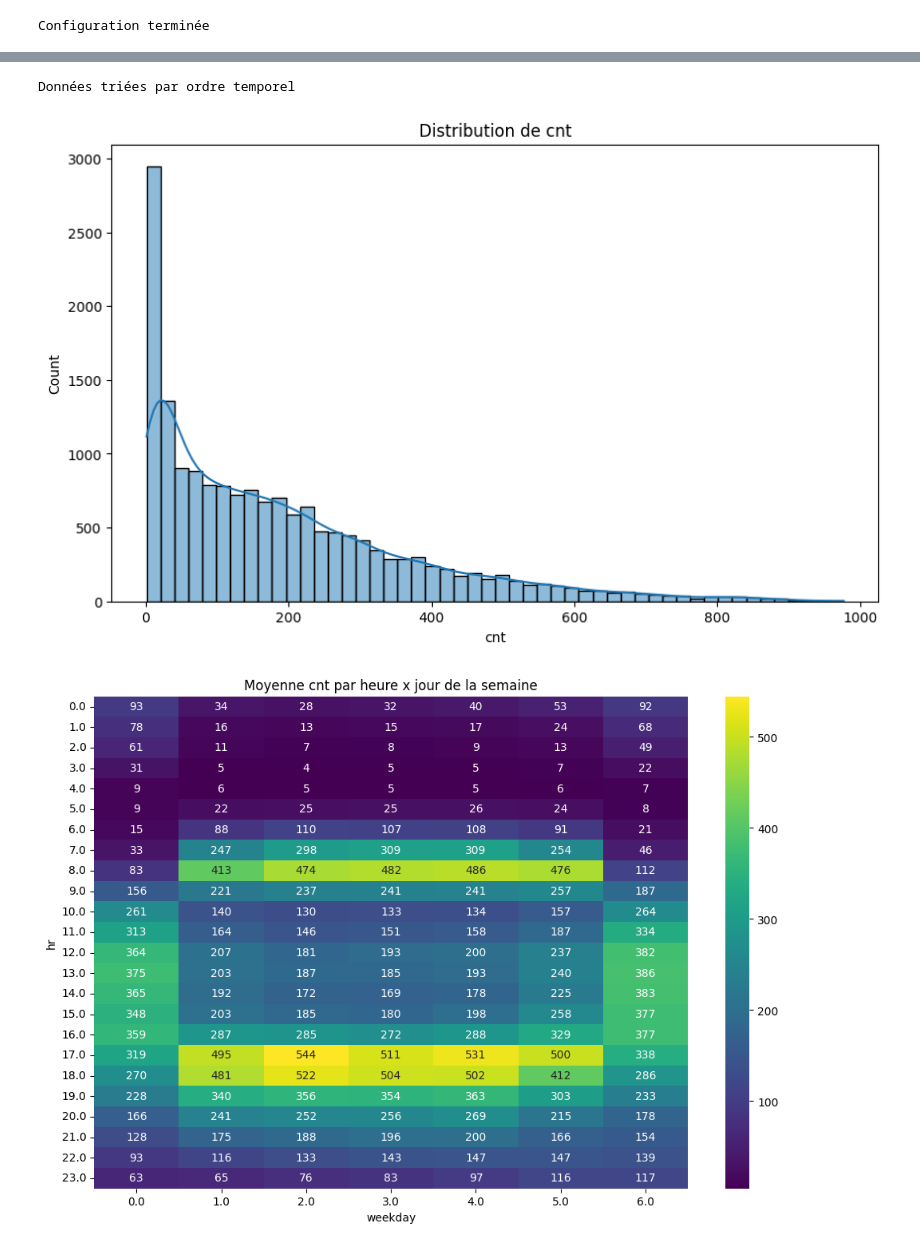
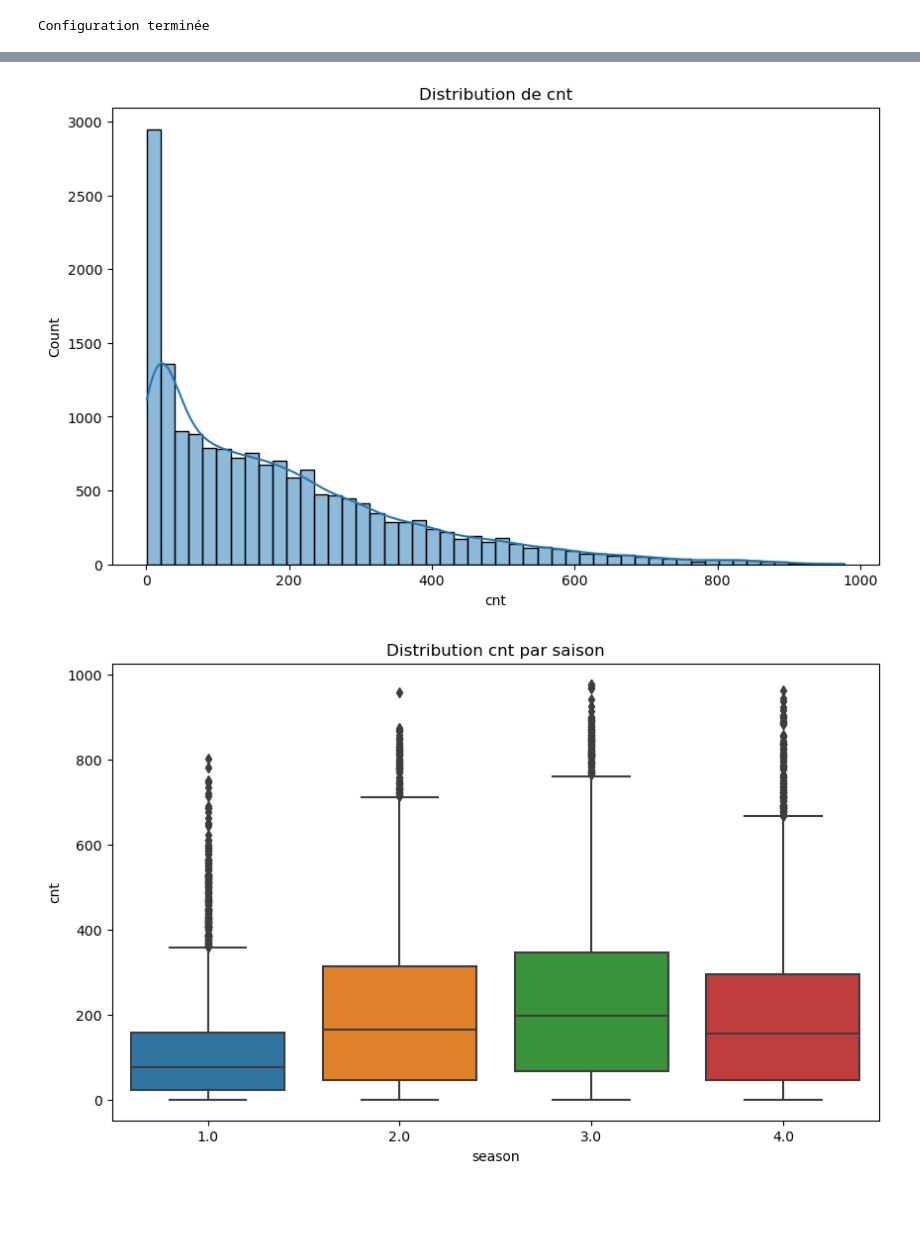
Before and after one commit to hidayahanafi/Projet-machine-learning-, a Jupyter notebook: Notebook.ipynb, the cells around one changed output, grey strips where cells are left out. Saved outputs shown, nothing was run; the diff lists cells and outputs as text; code cells hidden in the pictures; blank space fills up the shorter version.

```diff
--- a/Notebook.ipynb
+++ b/Notebook.ipynb
@@ -137,36 +93,20 @@ Doublons sur 'instant': 454
 # %%
-# Tri par datetime + hour pour assurer l'ordre temporel
-if 'hr' in df.columns and 'dteday' in df.columns:
-    df = df.sort_values(['dteday', 'hr']).reset_index(drop=True)
-else:
-    df = df.sort_index().reset_index(drop=True)
+df = df.drop(columns=['instant','casual','registered'], errors='ignore')
 
-print("Données triées par ordre temporel")
-
-# Distribution de cnt
-plt.figure(figsize=(10, 6))
+# Distribution of cnt
+plt.figure(figsize=(10,6))
 sns.histplot(df['cnt'], bins=50, kde=True)
 plt.title('Distribution de cnt')
-plt.savefig(os.path.join(PLOT_DIR,'dist_cnt_corrected.png'))
+plt.savefig(os.path.join(PLOT_DIR,'dist_cnt.png'))
 plt.show()
 
-# Heatmap moyenne cnt par heure x jour de la semaine
-if 'hr' in df.columns and 'weekday' in df.columns:
-    pivot = df.pivot_table(index='hr', columns='weekday', values='cnt', aggfunc='mean')
-    plt.figure(figsize=(12, 8))
-    sns.heatmap(pivot, cmap='viridis', annot=True, fmt='.0f')
-    plt.title('Moyenne cnt par heure x jour de la semaine')
-    plt.savefig(os.path.join(PLOT_DIR,'heatmap_hr_weekday.png'))
-    plt.show()
-
-# Boxplot cnt par saison
+# Boxplot by season
 if 'season' in df.columns:
-    plt.figure(figsize=(10, 6))
+    plt.figure(figsize=(10,6))
     sns.boxplot(x='season', y='cnt', data=df)
     plt.title('Distribution cnt par saison')
     plt.savefig(os.path.join(PLOT_DIR,'box_cnt_season.png'))
     plt.show()
 # %% [output]
-Données triées par ordre temporel
-[figure, old version]
+[figure, new version]
-[figure, old version]
+[figure, new version]
```
Also changed, not shown: parts of 33 cells of this notebook.
